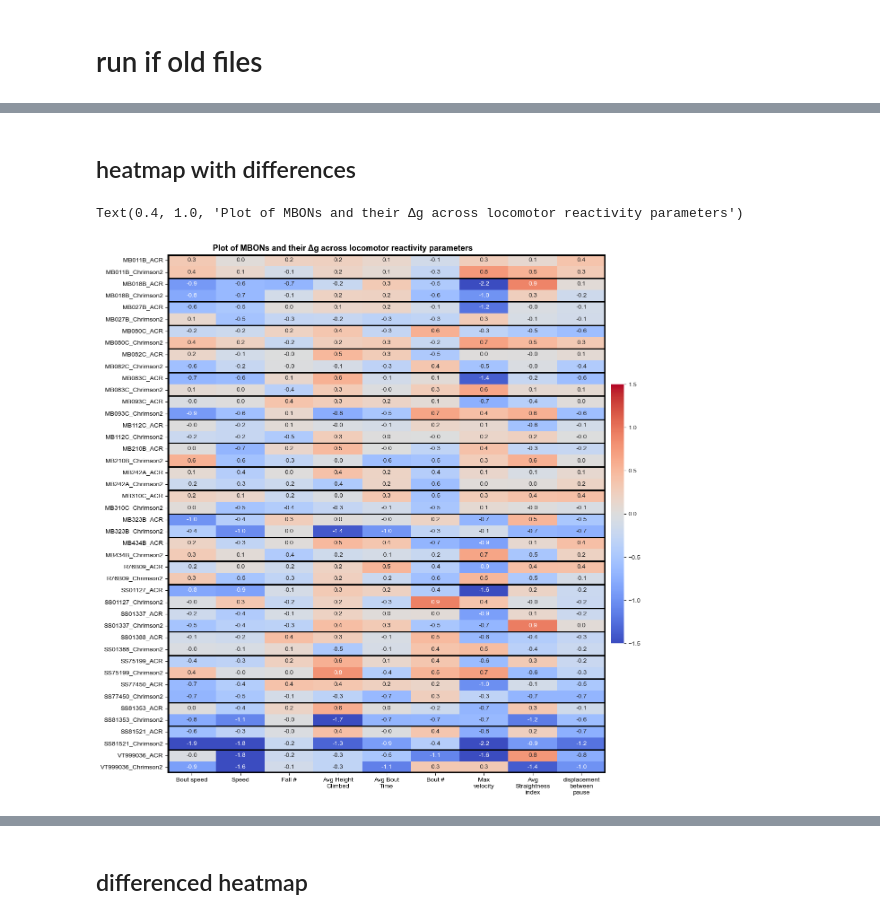
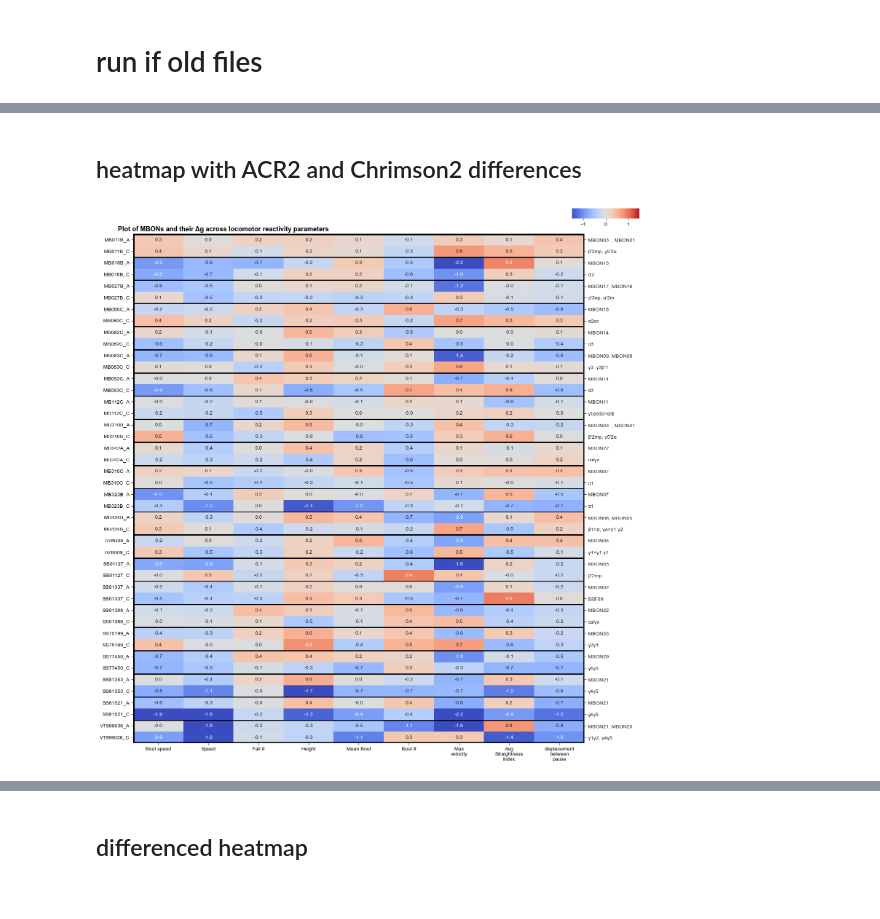
Before and after one commit to lnicole08/deltaG_screen, a Jupyter notebook: Heatmappotofu_1.ipynb, the cells around one changed output, grey strips where cells are left out. Drawn from its saved outputs; the diff is of its cells as text; code cells hidden in the pictures.

```diff
--- a/Heatmappotofu_1.ipynb
+++ b/Heatmappotofu_1.ipynb
@@ -43,7 +44,7 @@ openPath = computer1 + filedir
 files = os.listdir(openPath)
 
 #identifying genotypes
-responder = "ACR"
+responder = "Chrimson2"
 respondercsv = responder + ".csv"
 wt = "w1118"
 # %%
@@ -362,45 +391,93 @@ dfreg_resp = dfreg_resp.sort_values(by = "responder", ascending=True).reset_inde
 # %% [markdown]
-## heatmap with differences
+## heatmap with ACR2 and Chrimson2 differences
+# %%
+matchingset = list(set(dfreg_ACR['MBON']) & set(dfreg_Cr2['MBON']))
+
+#matchingset = ['MB082C', 'MB242A','MB011B', 'VT999036', 'SS81521', 'SS81353']
+
+dfreg_a = matchingdfs(dfreg_ACR, matchingset)
+dfreg_c = matchingdfs(dfreg_Cr2, matchingset)
+
+dfreg_a['responder'] = dfreg_a['MBON']+"_A"
+dfreg_c['responder'] = dfreg_c['MBON']+"_C"
+
+dfreg_resp = pd.concat([dfreg_a, dfreg_c])
+
+dfreg_resp = dfreg_resp.sort_values(by = "responder", ascending=True).reset_index(drop=True)
 # %%
-from mpl_toolkits.axes_grid1.inset_locator import inset_axes
-
 df00 = dfreg_resp.copy()
 df50 = df00.set_index(['responder'])
 df50 = df50.drop(['MBON'], axis =1)
 fig1, ax3 = plt.subplots(figsize=(15, 15))
 
+#adding extra axes label
+lobloclst = []
+mbonloclst = []
+for n in dfreg_resp['MBON']:
+    df500 = dfreg_resp.copy()
+    lobloclst.append(lobelocation[lobelocation['MBON'] == n]['Lobe_location'].values[0])
+    mbonloclst.append(lobelocation[lobelocation['MBON'] == n]['MBON number'].values[0])
+df500['Lobe'] = lobloclst
+df500['Name'] = mbonloclst
+
+newdf500 = pd.DataFrame()
+naming = df500['Name'].iloc[::2].to_frame().rename(columns = {"Name": ""})
+lobing = df500['Lobe'].iloc[1::2].to_frame().rename(columns = {"Lobe": ""})
+newdf500['Merge'] = pd.concat([naming,  lobing]).sort_index()
+
+#colorbar
+cax = inset_axes(ax3,
+                 width="15%",  # width: 40% of parent_bbox width
+                 height="2%",  # height: 10% of parent_bbox height
+                 loc='lower right',
+                 bbox_to_anchor=(0.1, 1.05, 1, 1),
+                 bbox_transform=ax3.transAxes,
+                 borderpad=-2,
+                 )
+
 sns.set_style("whitegrid", {'axes.grid' : False})
 j7 = sns.heatmap(df50, ax = ax3, annot=True, fmt=".1f", vmin = -1.5, vmax = 1.5, cmap='coolwarm', linewidths=0.0, edgecolor = "none"
-                 , clip_on=False, cbar_kws={"shrink": 0.5, "pad": 0.01}) #use_gridspec=False,location="bottom", shrink = 0.25, pad=0.01 #cbar_kws = dict(orientation = "vertical")
+                 , clip_on=False, cbar_ax=cax, cbar_kws = dict(orientation = "horizontal")) #use_gridspec=False,location="bottom", shrink = 0.25, pad=0.01 #cbar_kws = dict(orientation = "vertical")
 j7.set_ylabel('')
 j7.set_yticklabels(j7.get_yticklabels(), va='center', rotation = 0, fontsize = 10)
 j7.set_xticklabels(j7.get_xticklabels(), rotation = 0, fontsize = 10)
 
 wrap_labels(j7, 10)
 
 from matplotlib.patches import Rectangle
 
 for i in list(range(0,46,2)):
     ax3.add_patch(Rectangle((0, i), 9, 2, fill=False, edgecolor='black', lw=2))
 
 # Drawing the frame
 j7.axhline(y = 0, color = 'k',
             linewidth = 5)
 
 j7.axhline(y = 44, color = 'k',
             linewidth = 5)
 
 j7.axvline(x = 0, color = 'k',
             linewidth = 5)
 
 j7.axvline(x = 9, color = 'k',
             linewidth = 5)
 
-j7.set_title('Plot of MBONs and their Δg across locomotor reactivity parameters', x=0.4, weight='bold', fontsize =13 )
+#secondary axes
+j8 = j7.twinx()
+j8.set_ylim([0,j7.get_ylim()[0]])
+j8.set_yticks(j7.get_yticks())
 
-# #fig1.tight_layout()
+j8.set_yticklabels(newdf500['Merge'].iloc[::-1], fontsize=10)
+j8.spines['top'].set_visible(False)
+j8.spines['right'].set_visible(False)
+j8.spines['bottom'].set_visible(False)
+j8.spines['left'].set_visible(False)
+
+
+j7.set_title('Plot of MBONs and their Δg across locomotor reactivity parameters', x=0.2, weight='bold', fontsize =13 )
+
+fig1.tight_layout()
 
 #plt.savefig(openPath + "images\\" + date + "_" + responder + "_deltagheatmapwithlobelocations_forfirst10s.png", dpi = 1200)
 # %% [output]
-Text(0.4, 1.0, 'Plot of MBONs and their Δg across locomotor reactivity parameters')
-[figure, old version]
+[figure, new version]
```
Also changed, not shown: parts of 32 cells of this notebook.
